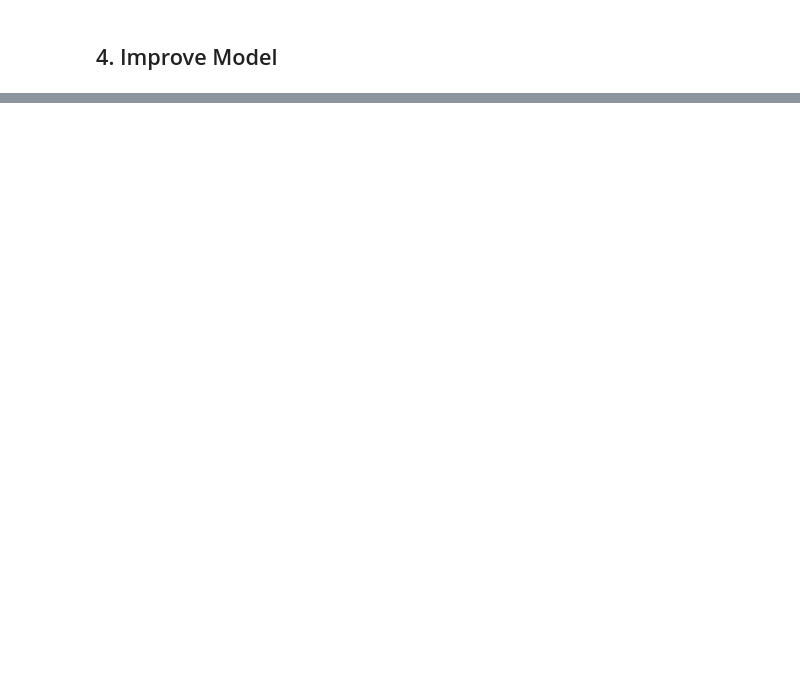
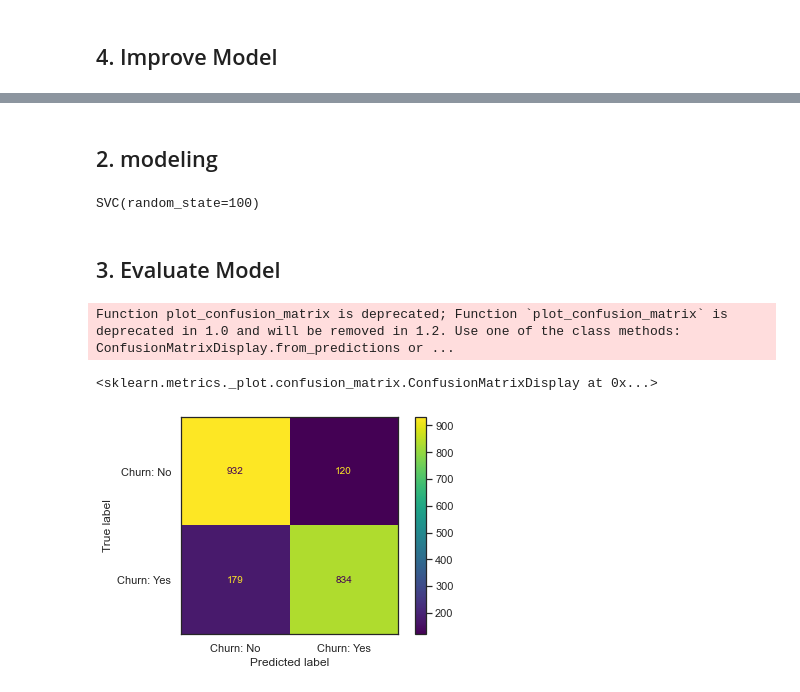
Before and after one commit to prwkp/fund_prog_project_churn_tele, a Jupyter notebook: Logistic Regression and SVM Part.ipynb, the cells around one changed output, grey strips where cells are left out. Drawn from its saved outputs; the diff is of its cells as text; code cells hidden in the pictures; blank space fills up the shorter version.

```diff
--- a/Logistic Regression and SVM Part.ipynb
+++ b/Logistic Regression and SVM Part.ipynb
@@ -718,0 +1042,4 @@ dummy_logis_red.head()
+# %%
+# สร้าง df สำหรับ Support Vector Machine
+df_svm = df[['Gender','Senior Citizen','Partner','Dependents','Tenure Months','Phone Service','Multiple Lines','Internet Service','Online Security','Online Backup','Device Protection','Tech Support','Streaming TV','Streaming Movies','Contract','Paperless Billing','Payment Method','Monthly Charges','Total Charges','Churn Value']]
+df_svm.head()
@@ -718,0 +1053,3 @@ dummy_logis_red.head()
+# %%
+df_svm = pd.get_dummies(df_svm)
+df_svm.head()
@@ -718,0 +1064,36 @@ dummy_logis_red.head()
+# %%
+y = df_svm['Churn Value']
+X = df_svm.drop('Churn Value', axis=1)
+
+sm = SMOTE(random_state=100)
+X_resampled, y_resampled = sm.fit_resample(X,y)
+
+#train/test/validation data split
+X_train, X_test, y_train, y_test = train_test_split(X_resampled, y_resampled, test_size=round(len(X_resampled)*0.2) ,random_state=100, shuffle=True)
+X, X_val, y, y_val = train_test_split(X_train, y_train,test_size=round(len(X_resampled)*0.2) ,random_state=100, shuffle=True)
+
+# normalized
+scaler = preprocessing.StandardScaler().fit(X_train)
+X_train_scaled = scaler.transform(X_train)
+X_test_scaled = scaler.transform(X_test)
+X_val_scaled = scaler.transform(X_val)
+# %% [markdown]
+## 2. modeling
+# %%
+# Build A Preliminary Support Vector Machine
+clf_svm = SVC(random_state=100)
+clf_svm.fit(X_train_scaled, y_train)
+# %% [output]
+SVC(random_state=100)
+# %% [markdown]
+## 3. Evaluate Model
+# %%
+# Confusion Matrix
+plot_confusion_matrix(clf_svm,
+                      X_test_scaled,
+                      y_test,
+                      display_labels=["Churn: No", "Churn: Yes"])
+# %% [output]
+Function plot_confusion_matrix is deprecated; Function `plot_confusion_matrix` is deprecated in 1.0 and will be removed in 1.2. Use one of the class methods: ConfusionMatrixDisplay.from_predictions or ...
+<sklearn.metrics._plot.confusion_matrix.ConfusionMatrixDisplay at 0x...>
+[figure, added]
```
Also changed, not shown: parts of 33 cells of this notebook.
